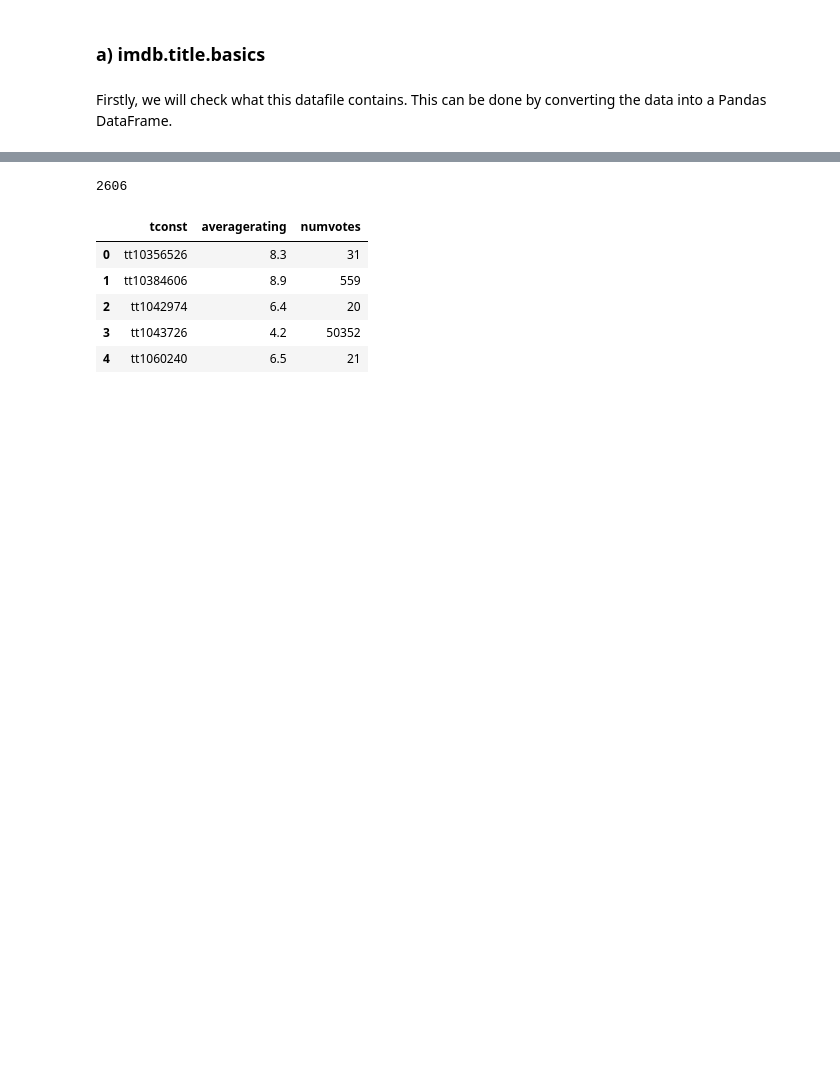
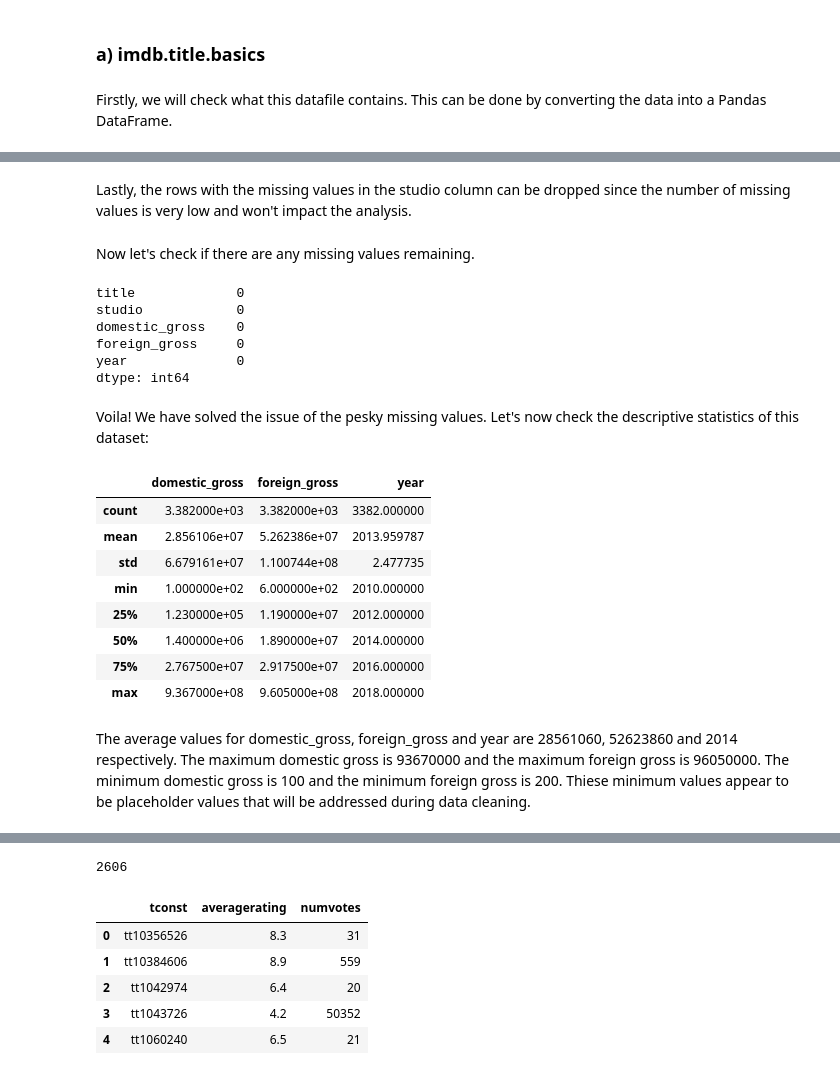
Before and after one commit to Brian-Kanyenje/dsc-phase-1-project, a Jupyter notebook: student.ipynb, the cells around one changed output, grey strips where cells are left out. Cells and saved outputs as stored; diff of their text form; code cells hidden in the pictures; blank space fills up the shorter version.

```diff
--- a/student.ipynb
+++ b/student.ipynb
@@ -84,0 +264,4 @@ gross = pd.read_csv('zippedData/bom.movie_gross.csv.gz', compression ='gzip')
+# %%
+# Convert the 'foreign_gross' column to numeric values.
+# Any values that cannot be converted (such as strings or invalid data) will be replaced with NaN.
+gross['foreign_gross'] = pd.to_numeric(gross['foreign_gross'], errors='coerce')
@@ -84,0 +270,34 @@ gross = pd.read_csv('zippedData/bom.movie_gross.csv.gz', compression ='gzip')
+# %%
+gross['foreign_gross'] = gross['foreign_gross'].fillna(gross['foreign_gross'].median())
+# %% [markdown]
+Lastly, the rows with the missing values in the studio column can be dropped since the number of missing values is very low and won't impact the analysis.
+# %%
+gross.dropna(inplace=True)
+# %% [markdown]
+Now let's check if there are any missing values remaining.
+# %%
+gross.isna().sum()
+# %% [output]
+title             0
+studio            0
+domestic_gross    0
+foreign_gross     0
+year              0
+dtype: int64
+# %% [markdown]
+Voila! We have solved the issue of the pesky missing values. Let's now check the descriptive statistics of this dataset:
+# %%
+# Check the descriptive statistics
+gross.describe()
+# %% [output]
+|  | domestic_gross | foreign_gross | year |
+| count | 3.382000e+03 | 3.382000e+03 | 3382.000000 |
+| mean | 2.856106e+07 | 5.262386e+07 | 2013.959787 |
+| std | 6.679161e+07 | 1.100744e+08 | 2.477735 |
+| min | 1.000000e+02 | 6.000000e+02 | 2010.000000 |
+| 25% | 1.230000e+05 | 1.190000e+07 | 2012.000000 |
+| 50% | 1.400000e+06 | 1.890000e+07 | 2014.000000 |
+| 75% | 2.767500e+07 | 2.917500e+07 | 2016.000000 |
+| max | 9.367000e+08 | 9.605000e+08 | 2018.000000 |
+# %% [markdown]
+The average values for domestic_gross, foreign_gross and year are 28561060, 52623860 and 2014 respectively. The maximum domestic gross is 93670000 and the maximum foreign gross is 96050000. The minimum domestic gross is 100 and the minimum foreign gross is 200. Thiese minimum values appear to be placeholder values that will be addressed during data cleaning.
```
Also changed, not shown: parts of 61 cells of this notebook.
